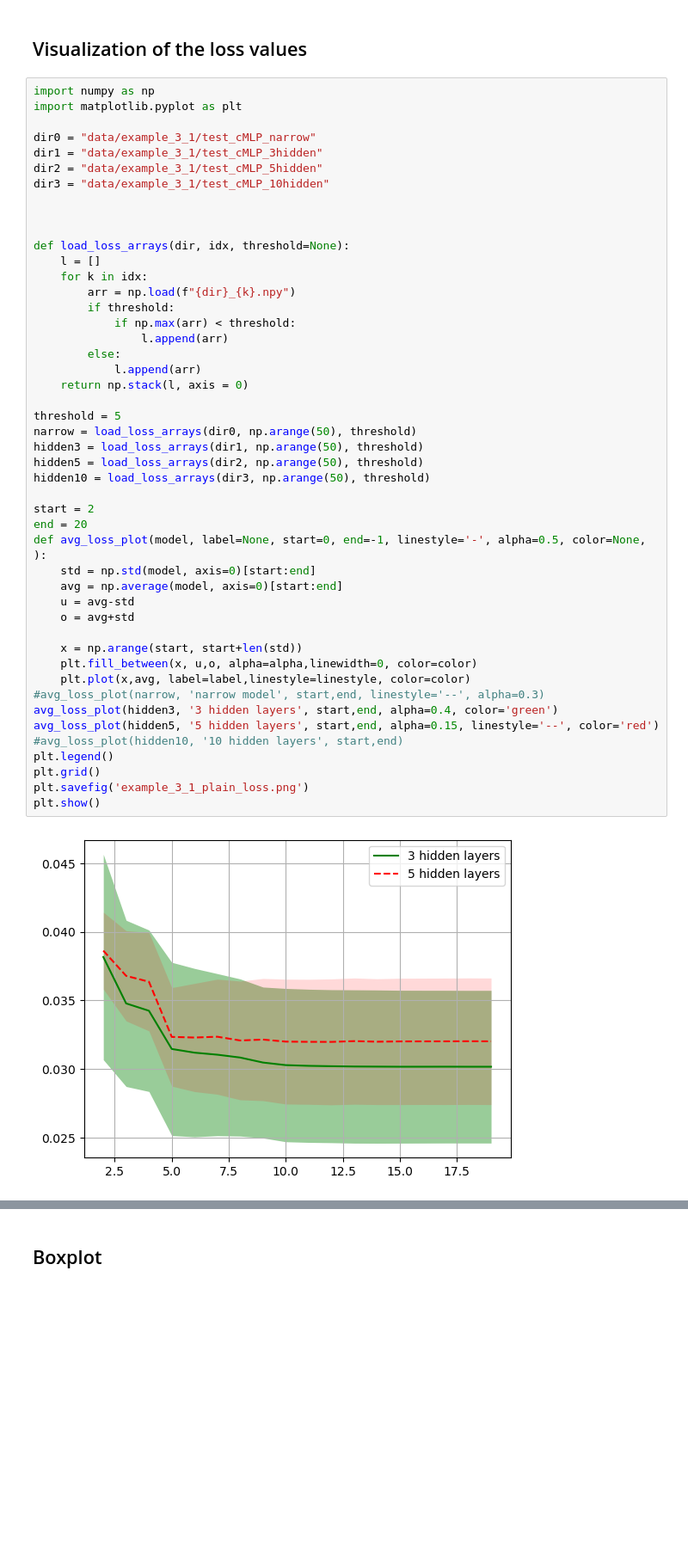
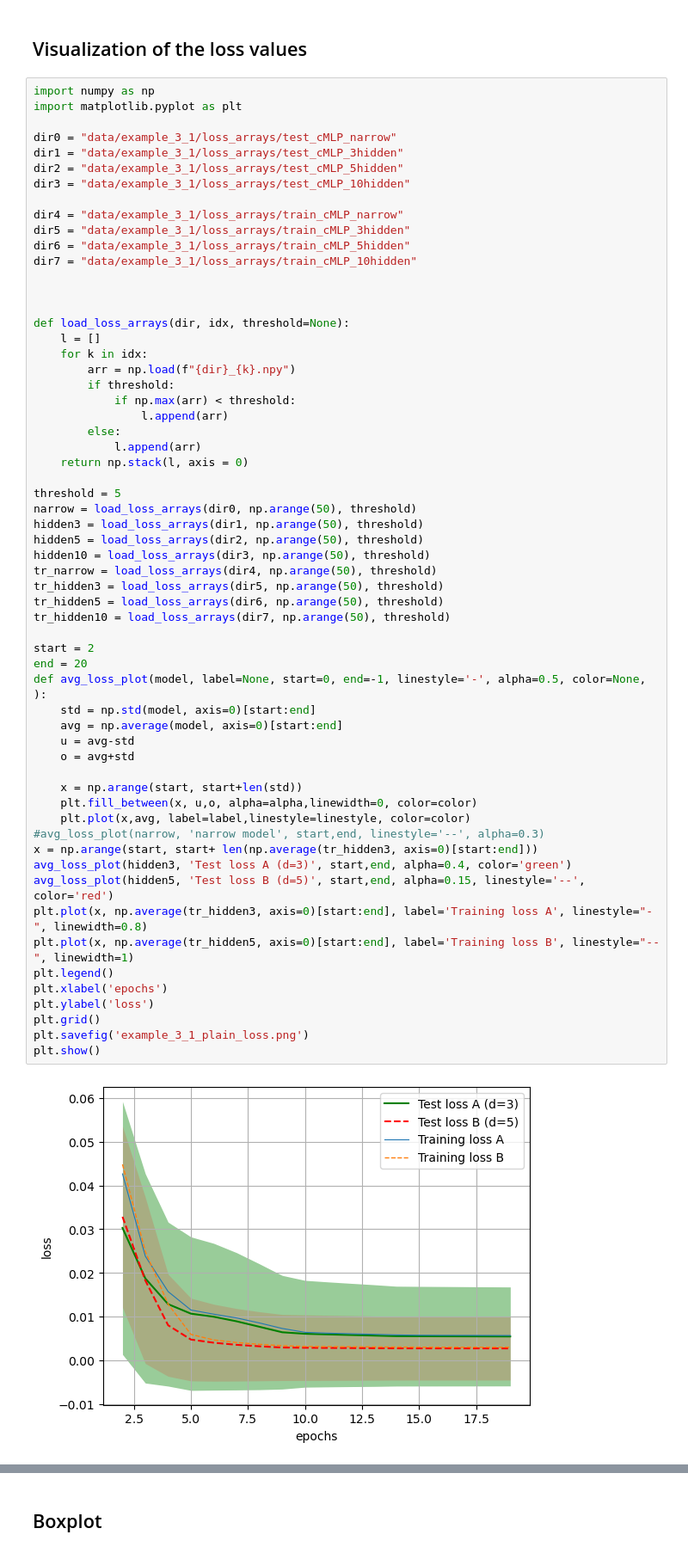
Before and after one commit to vschormann/MA_ML_assisted_SUPG, a Jupyter notebook: Section_3_1.ipynb, the cells around one changed output, grey strips where cells are left out. Shown at 86% size. Cells and saved outputs as stored; diff of their text form; blank space fills up the shorter version.

Commit message:
error in training data fixed

```diff
--- a/Section_3_1.ipynb
+++ b/Section_3_1.ipynb
@@ -794,10 +823,15 @@ for k in range(50):
 import numpy as np
 import matplotlib.pyplot as plt
 
-dir0 = "data/example_3_1/test_cMLP_narrow"
-dir1 = "data/example_3_1/test_cMLP_3hidden"
-dir2 = "data/example_3_1/test_cMLP_5hidden"
-dir3 = "data/example_3_1/test_cMLP_10hidden"
+dir0 = "data/example_3_1/loss_arrays/test_cMLP_narrow"
+dir1 = "data/example_3_1/loss_arrays/test_cMLP_3hidden"
+dir2 = "data/example_3_1/loss_arrays/test_cMLP_5hidden"
+dir3 = "data/example_3_1/loss_arrays/test_cMLP_10hidden"
+
+dir4 = "data/example_3_1/loss_arrays/train_cMLP_narrow"
+dir5 = "data/example_3_1/loss_arrays/train_cMLP_3hidden"
+dir6 = "data/example_3_1/loss_arrays/train_cMLP_5hidden"
+dir7 = "data/example_3_1/loss_arrays/train_cMLP_10hidden"
 
 
 
@@ -808,34 +842,42 @@ def load_loss_arrays(dir, idx, threshold=None):
         if threshold:
             if np.max(arr) < threshold:
                 l.append(arr)
         else:
             l.append(arr)
     return np.stack(l, axis = 0)
 
 threshold = 5
 narrow = load_loss_arrays(dir0, np.arange(50), threshold)
 hidden3 = load_loss_arrays(dir1, np.arange(50), threshold)
 hidden5 = load_loss_arrays(dir2, np.arange(50), threshold)
 hidden10 = load_loss_arrays(dir3, np.arange(50), threshold)
+tr_narrow = load_loss_arrays(dir4, np.arange(50), threshold)
+tr_hidden3 = load_loss_arrays(dir5, np.arange(50), threshold)
+tr_hidden5 = load_loss_arrays(dir6, np.arange(50), threshold)
+tr_hidden10 = load_loss_arrays(dir7, np.arange(50), threshold)
 
 start = 2
 end = 20
 def avg_loss_plot(model, label=None, start=0, end=-1, linestyle='-', alpha=0.5, color=None, ):
     std = np.std(model, axis=0)[start:end]
     avg = np.average(model, axis=0)[start:end]
     u = avg-std
     o = avg+std
 
     x = np.arange(start, start+len(std))
     plt.fill_between(x, u,o, alpha=alpha,linewidth=0, color=color)
     plt.plot(x,avg, label=label,linestyle=linestyle, color=color)
 #avg_loss_plot(narrow, 'narrow model', start,end, linestyle='--', alpha=0.3)
-avg_loss_plot(hidden3, '3 hidden layers', start,end, alpha=0.4, color='green')
-avg_loss_plot(hidden5, '5 hidden layers', start,end, alpha=0.15, linestyle='--', color='red')
-#avg_loss_plot(hidden10, '10 hidden layers', start,end)
+x = np.arange(start, start+ len(np.average(tr_hidden3, axis=0)[start:end]))
+avg_loss_plot(hidden3, 'Test loss A (d=3)', start,end, alpha=0.4, color='green')
+avg_loss_plot(hidden5, 'Test loss B (d=5)', start,end, alpha=0.15, linestyle='--', color='red')
+plt.plot(x, np.average(tr_hidden3, axis=0)[start:end], label='Training loss A', linestyle="-", linewidth=0.8)
+plt.plot(x, np.average(tr_hidden5, axis=0)[start:end], label='Training loss B', linestyle="--", linewidth=1)
 plt.legend()
+plt.xlabel('epochs')
+plt.ylabel('loss')
 plt.grid()
 plt.savefig('example_3_1_plain_loss.png')
 plt.show()
 # %% [output]
-[figure, old version]
+[figure, new version]
```
Also changed, not shown: parts of 16 cells of this notebook, 2 other files.
